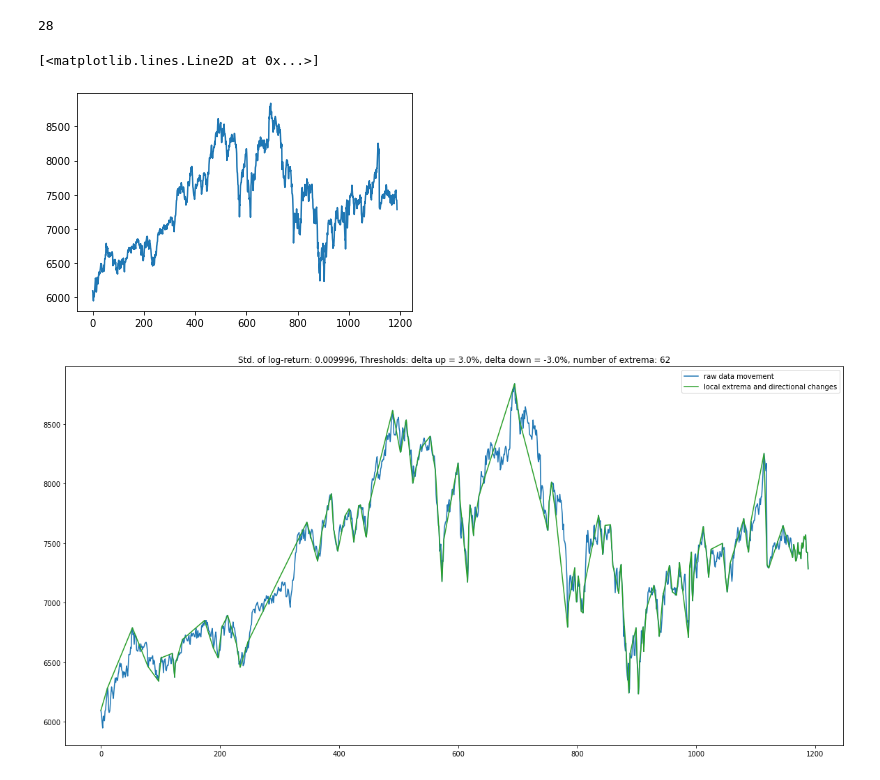
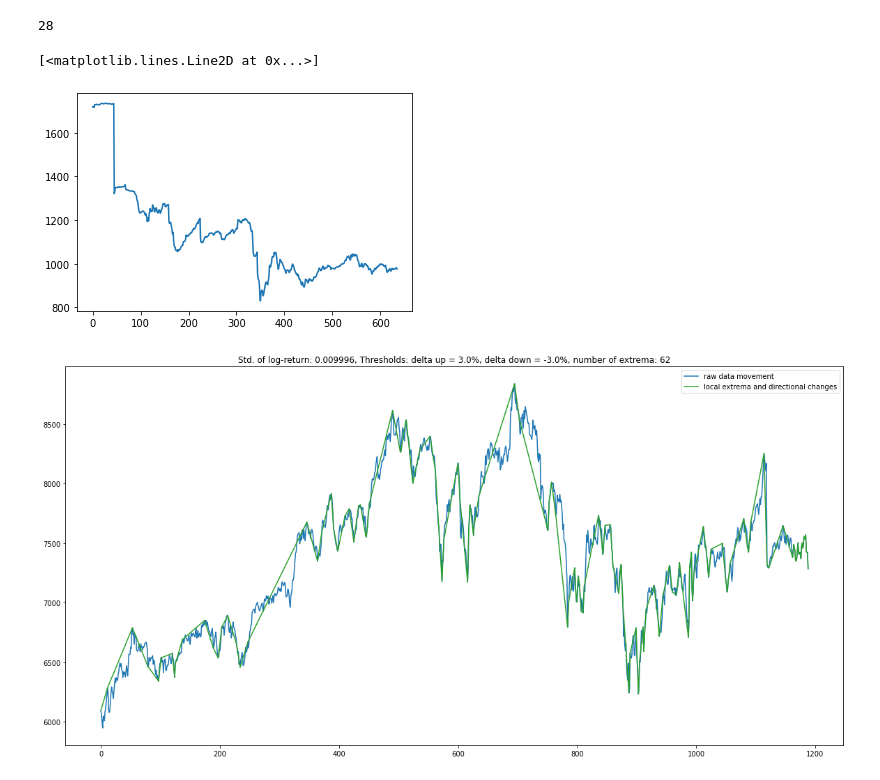
Before and after one commit to LinusLin6769/DCLaboratory01, a Jupyter notebook: playground.ipynb, the cells around one changed output. Drawn from its saved outputs; the diff is of its cells as text; code cells hidden in the pictures.

Commit message:
analysis on m4 weekly and monthly trials

```diff
--- a/playground.ipynb
+++ b/playground.ipynb
@@ -21,12 +21,10 @@ print(executor._max_workers)
 from copy import copy
 
 d = {}
-with open('datasets/m4_daily_finance.json') as file:
+with open('datasets/m4_monthly_finance.json') as file:
     d = json.load(file)
-
-test = {}
 # %%
-plt.plot(d['2040'])
+plt.plot(d['37773'])
 # %% [output]
 [<matplotlib.lines.Line2D at 0x...>]
-[figure, old version]
+[figure, new version]
```
Also changed, not shown: parts of 16 cells of this notebook, 37 other files.
